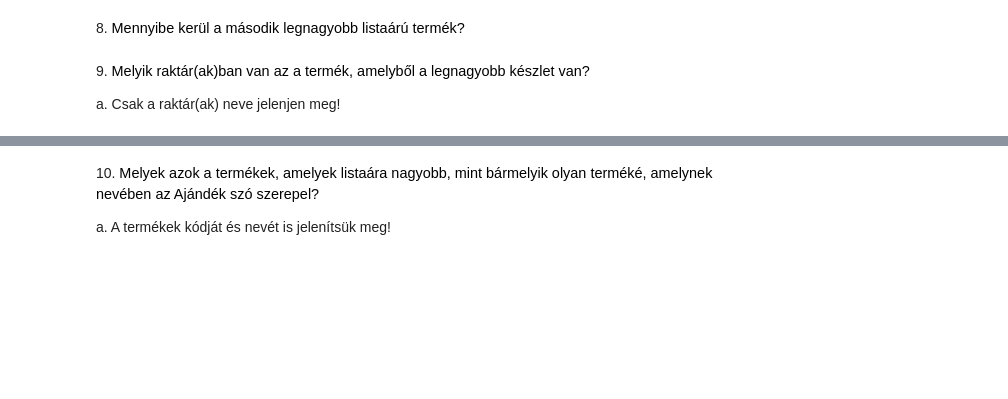
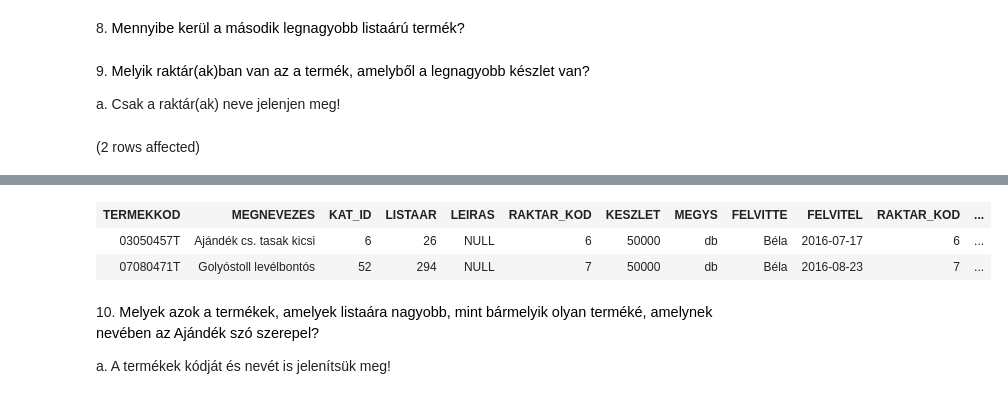
Before and after one commit to csokibalazs/SQLGyak, a Jupyter notebook: 6.gyak/gyakorlat06_feladatok.ipynb, the cells around one changed output, grey strips where cells are left out. Cells and saved outputs as stored; diff of their text form; code cells hidden in the pictures; blank space fills up the shorter version.

```diff
--- a/6.gyak/gyakorlat06_feladatok.ipynb
+++ b/6.gyak/gyakorlat06_feladatok.ipynb
@@ -97,3 +140,16 @@ a. Csak az ügyfelek neve jelenjen meg!
 9. <span style="background-color: rgb(255, 255, 255); color: rgb(0, 0, 0); font-family: &quot;Open Sans&quot;, sans-serif; font-size: 14.44px;">Melyik raktár(ak)ban van az a termék, amelyből a legnagyobb készlet van?&nbsp;</span>
 
 a. Csak a raktár(ak) neve jelenjen meg!
+# %%
+--SELECT *
+--from termek t JOIN Raktar r ON t.RAKTAR_KOD = r.RAKTAR_KOD
+--WHERE t.KESZLET = (SELECT max(t2.KESZLET)
+                    --from termek t2 JOIN Raktar r2 ON t2.RAKTAR_KOD = r2.RAKTAR_KOD
+                    --WHERE r.RAKTAR_KOD = r2.RAKTAR_KOD)
+
+SELECT *
+FROM Termek t JOIN Raktar r ON t.RAKTAR_KOD = r.RAKTAR_KOD
+WHERE t.KESZLET = (SELECT max(t2.KESZLET)
+                    FROM termek t2)
+# %% [output]
+(2 rows affected)
@@ -100,3 +157,6 @@ a. Csak a raktár(ak) neve jelenjen meg!
+| TERMEKKOD | MEGNEVEZES | KAT_ID | LISTAAR | LEIRAS | RAKTAR_KOD | KESZLET | MEGYS | FELVITTE | FELVITEL | RAKTAR_KOD | ... |
+| 03050457T | Ajándék cs. tasak kicsi | 6 | 26 | NULL | 6 | 50000 | db | Béla | 2016-07-17 | 6 | ... |
+| 07080471T | Golyóstoll levélbontós | 52 | 294 | NULL | 7 | 50000 | db | Béla | 2016-08-23 | 7 | ... |
 # %% [markdown]
 10. <span style="background-color: rgb(255, 255, 255); color: rgb(0, 0, 0); font-family: &quot;Open Sans&quot;, sans-serif; font-size: 14.44px;">Melyek azok a termékek, amelyek listaára nagyobb, mint bármelyik olyan terméké, amelynek nevében az Ajándék szó szerepel?&nbsp;</span>
 
```
Also changed, not shown: parts of 3 cells of this notebook, 1 other file.
